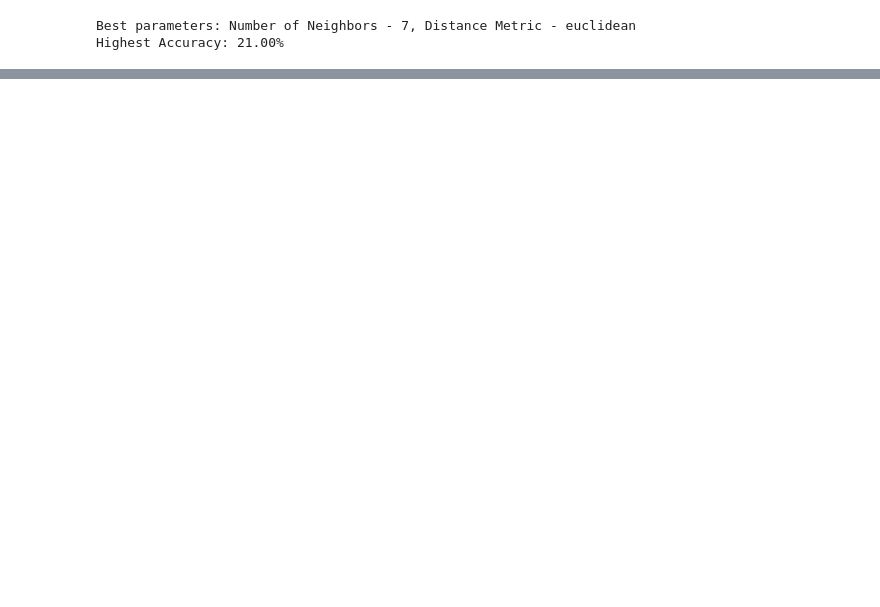
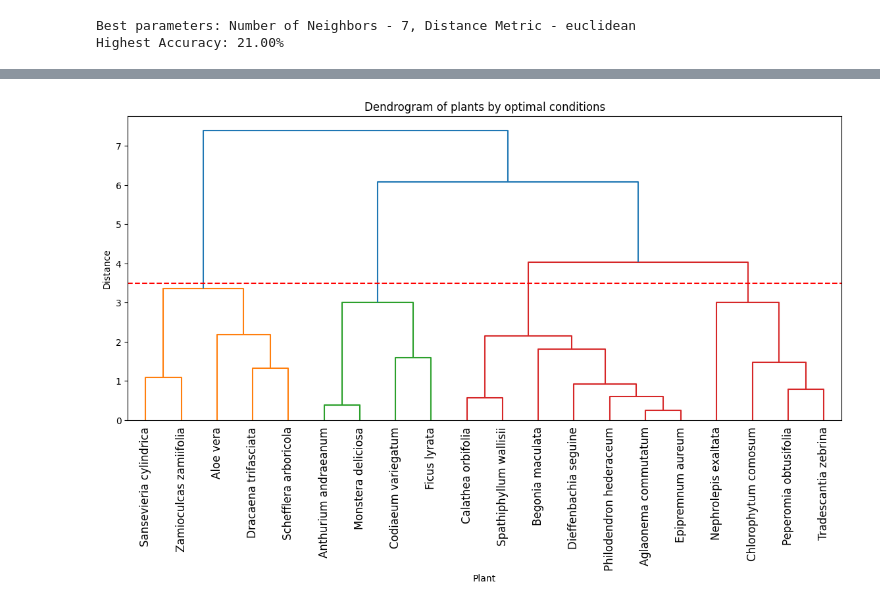
Before and after one commit to VIA-Plantify/Plantify-MachineLearning, a Jupyter notebook: datapreparation/indoor_dataset/indoor_plant.ipynb, the cells around one changed output, grey strips where cells are left out. Cells and saved outputs as stored; diff of their text form; code cells hidden in the pictures; blank space fills up the shorter version.

Commit message:
Did clustering and separated plants in 4 groups
Signed-off-by: Teo <teodora.cristiana.stoicescu@gmail.com>

```diff
--- a/datapreparation/indoor_dataset/indoor_plant.ipynb
+++ b/datapreparation/indoor_dataset/indoor_plant.ipynb
@@ -281,0 +294,5 @@ Highest Accuracy: 21.00%
+# %%
+optimal_features = ["Optimal_Room_Temperature_C", "Optimal_Humidity_%", "Optimal_Soil_Moisture_%", "Optimal_Light_Intensity_Lux"]
+scaler_optimal = StandardScaler()
+optimal_X_scaled = pd.DataFrame(scaler_optimal.fit_transform(data_optimal[optimal_features]))
+optimal_X_scaled
@@ -281,0 +317,12 @@ Highest Accuracy: 21.00%
+# %%
+# Ward's method
+Z = linkage(optimal_X_scaled, method='ward')
+plt.figure(figsize=(14, 6))
+dendrogram(Z, labels=data_optimal['Plant_ID'].values, leaf_rotation=90)
+plt.axhline(y=3.5, color='r', linestyle='--')
+plt.title("Dendrogram of plants by optimal conditions")
+plt.xlabel("Plant")
+plt.ylabel("Distance")
+plt.show()
+# %% [output]
+[figure, added]
```
Also changed, not shown: parts of 11 cells of this notebook.
